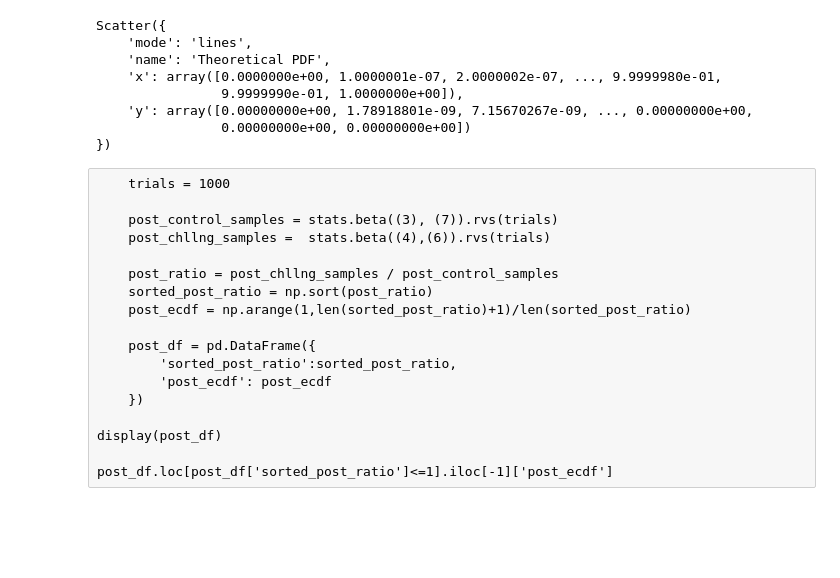
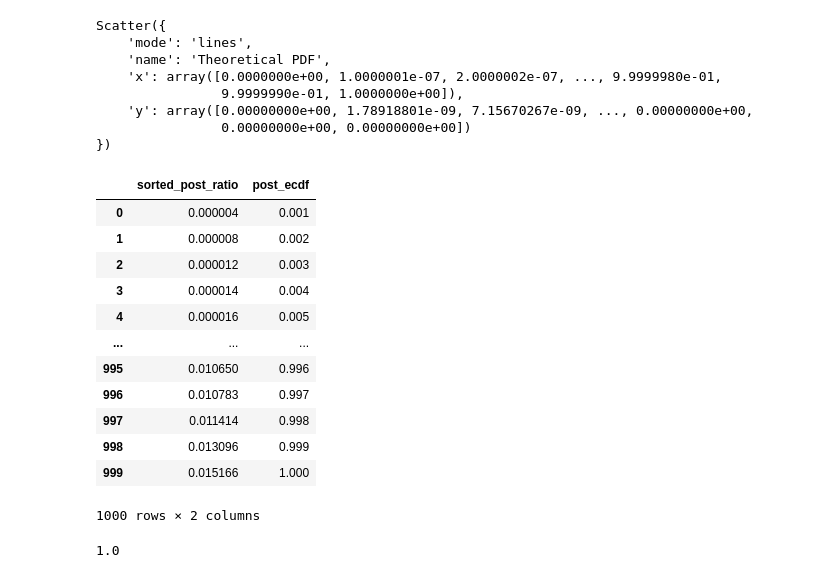
Before and after one commit to realFranko/bayesian_ab_tester, a Jupyter notebook: ab_test.ipynb, the cells around one changed output. Drawn from its saved outputs; the diff is of its cells as text; code cells hidden in the pictures; blank space fills up the shorter version.

```diff
--- a/ab_test.ipynb
+++ b/ab_test.ipynb
@@ -580,21 +452,36 @@ Scatter({
     'y': array([0.00000000e+00, 1.78918801e-09, 7.15670267e-09, ..., 0.00000000e+00,
                 0.00000000e+00, 0.00000000e+00])
 })
-# %% [raw]
-    trials = 1000
-
-    post_control_samples = stats.beta((3), (7)).rvs(trials)
-    post_chllng_samples =  stats.beta((4),(6)).rvs(trials)
-
-    post_ratio = post_chllng_samples / post_control_samples
-    sorted_post_ratio = np.sort(post_ratio)
-    post_ecdf = np.arange(1,len(sorted_post_ratio)+1)/len(sorted_post_ratio)
-
-    post_df = pd.DataFrame({
-        'sorted_post_ratio':sorted_post_ratio,
-        'post_ecdf': post_ecdf
-    })
-
-display(post_df)
-
-post_df.loc[post_df['sorted_post_ratio']<=1].iloc[-1]['post_ecdf']
+# %%
+    trials = 1000
+
+    post_control_samples = stats.beta((99), (100)).rvs(trials)
+    post_chllng_samples =  stats.beta((1),(1000)).rvs(trials)
+
+    post_ratio = post_chllng_samples / post_control_samples
+    sorted_post_ratio = np.sort(post_ratio)
+    post_ecdf = np.arange(1,len(sorted_post_ratio)+1)/len(sorted_post_ratio)
+
+    post_df = pd.DataFrame({
+        'sorted_post_ratio':sorted_post_ratio,
+        'post_ecdf': post_ecdf
+    })
+
+display(post_df)
+
+post_df.loc[post_df['sorted_post_ratio']<=1].iloc[-1]['post_ecdf']
+# %% [output]
+|  | sorted_post_ratio | post_ecdf |
+| 0 | 0.000004 | 0.001 |
+| 1 | 0.000008 | 0.002 |
+| 2 | 0.000012 | 0.003 |
+| 3 | 0.000014 | 0.004 |
+| 4 | 0.000016 | 0.005 |
+| ... | ... | ... |
+| 995 | 0.010650 | 0.996 |
+| 996 | 0.010783 | 0.997 |
+| 997 | 0.011414 | 0.998 |
+| 998 | 0.013096 | 0.999 |
+| 999 | 0.015166 | 1.000 |
+1000 rows × 2 columns
+1.0
```
Also changed, not shown: parts of 4 cells of this notebook.
